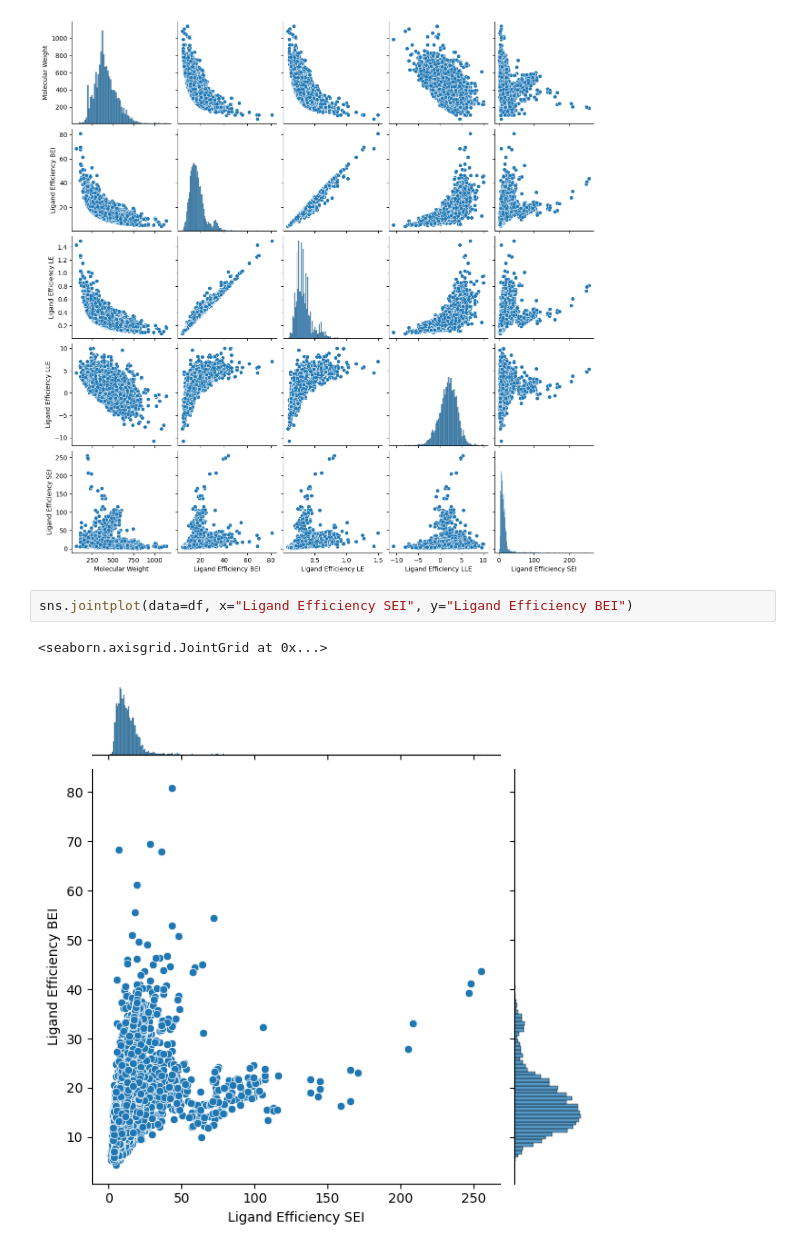
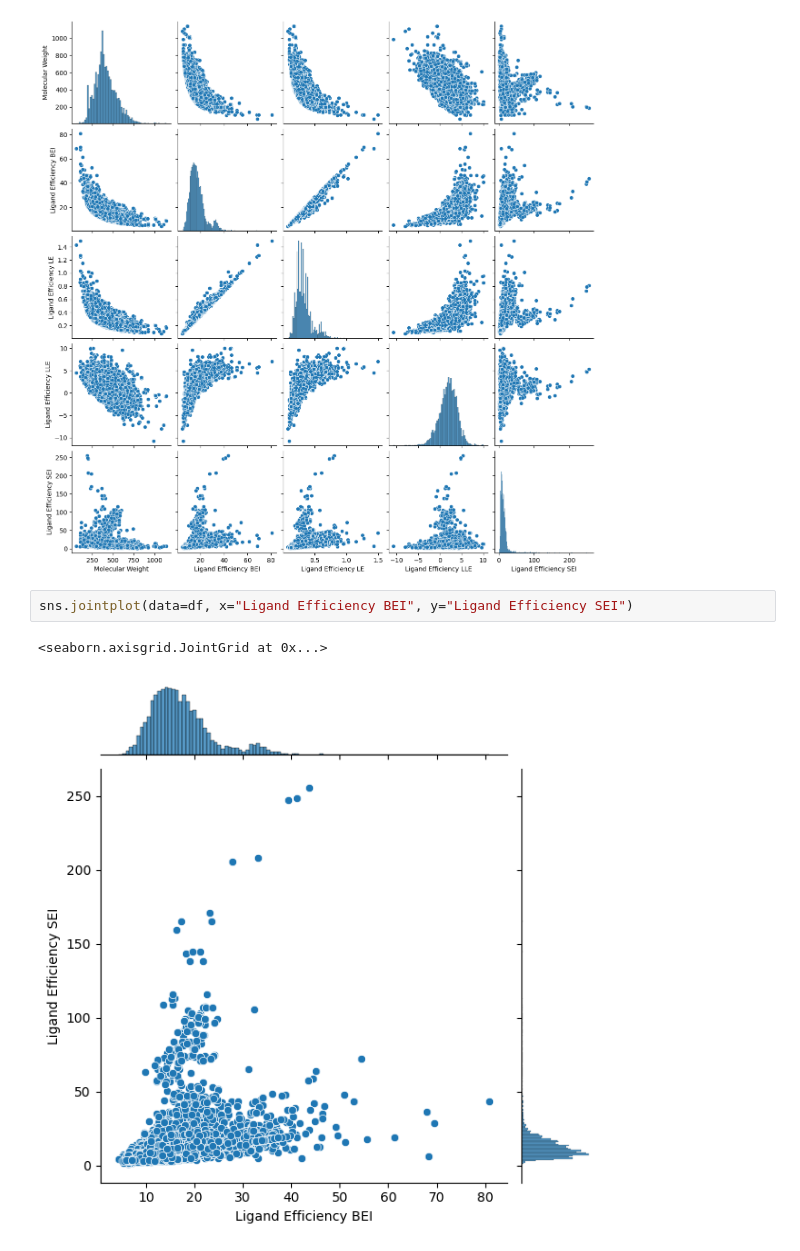
Before and after one commit to briskicedteaa/Scientific-Visualization-for-Computational-Biology, a Jupyter notebook: Relationships_Between_Variables.ipynb, the cells around one changed output. Drawn from its saved outputs; the diff is of its cells as text.

```diff
--- a/Relationships_Between_Variables.ipynb
+++ b/Relationships_Between_Variables.ipynb
@@ -30,7 +30,7 @@ sns.pairplot(df)
 <seaborn.axisgrid.PairGrid at 0x...>
 [figure]
 # %%
-sns.jointplot(data=df, x="Ligand Efficiency SEI", y="Ligand Efficiency BEI")
+sns.jointplot(data=df, x="Ligand Efficiency BEI", y="Ligand Efficiency SEI")
 # %% [output]
 <seaborn.axisgrid.JointGrid at 0x...>
-[figure, old version]
+[figure, new version]
```
Also changed, not shown: parts of 1 cell of this notebook.
